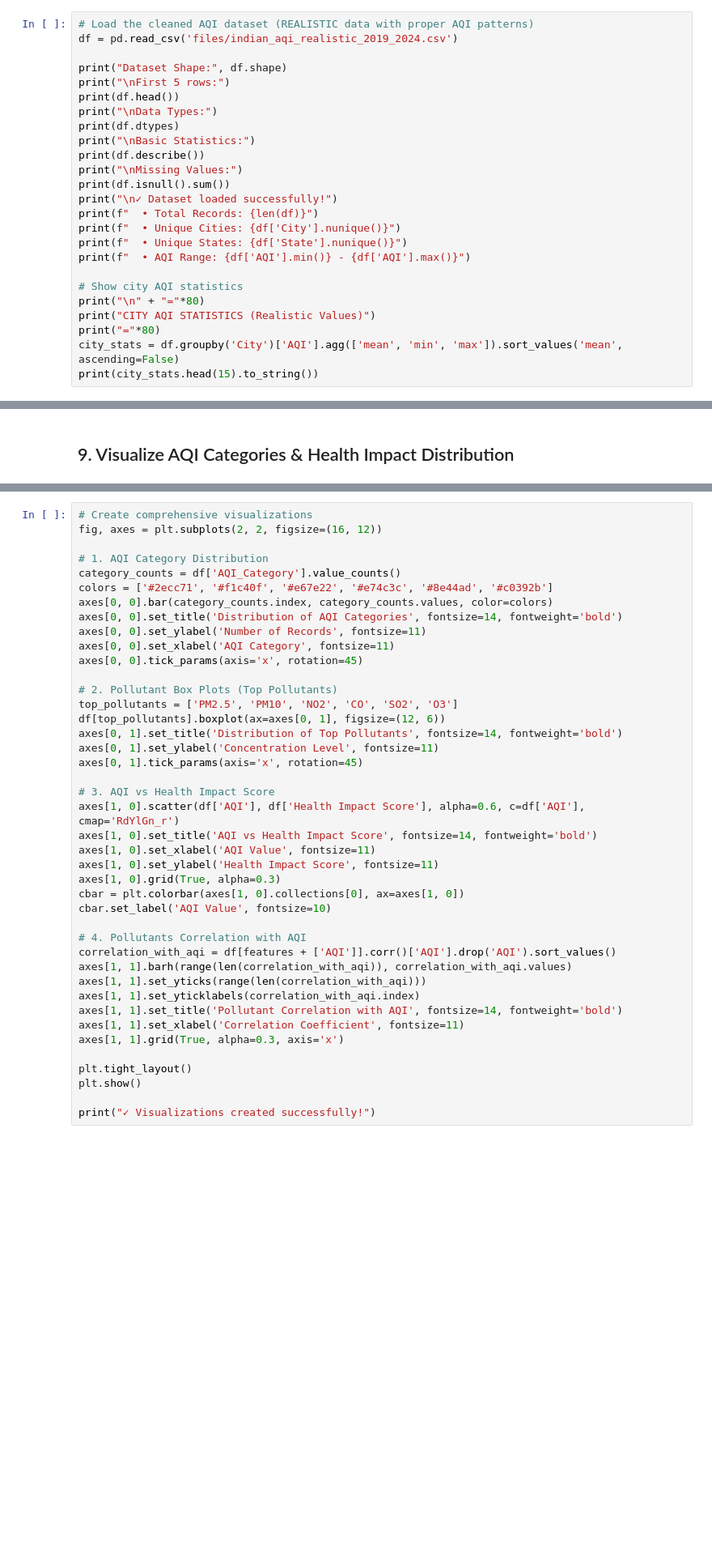
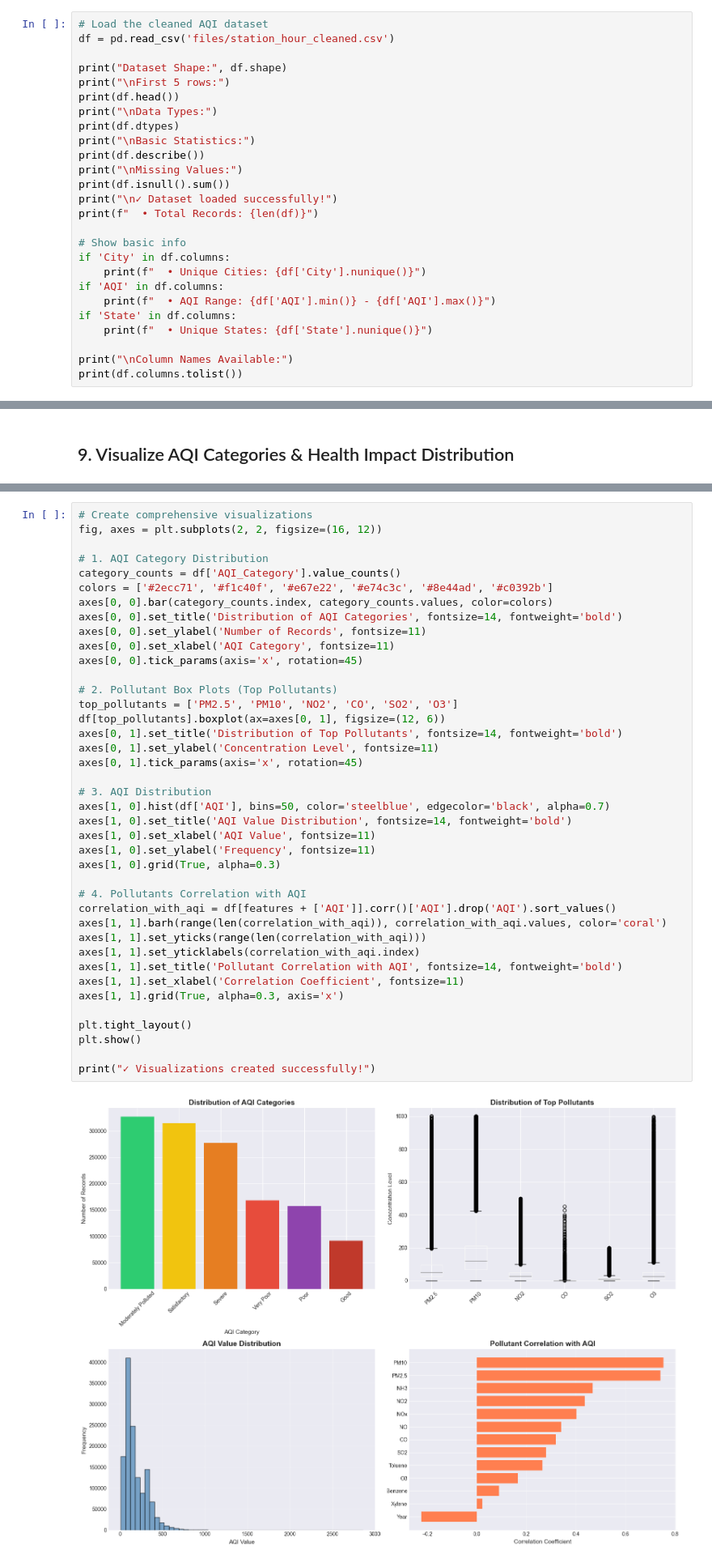
Before and after one commit to divyanshsharma31/pbl-project, a Jupyter notebook: AQI_RandomForest_Prediction.ipynb, the cells around one changed output, grey strips where cells are left out. Shown: that part at 81% size. Drawn from its saved outputs; the diff is of its cells as text; blank space fills up the shorter version.

```diff
--- a/AQI_RandomForest_Prediction.ipynb
+++ b/AQI_RandomForest_Prediction.ipynb
@@ -30,8 +32,8 @@ print("✓ Libraries imported successfully!")
 # %% [markdown]
 ## 2. Load and Explore AQI Dataset
 # %%
-# Load the cleaned AQI dataset (REALISTIC data with proper AQI patterns)
-df = pd.read_csv('files/indian_aqi_realistic_2019_2024.csv')
+# Load the cleaned AQI dataset
+df = pd.read_csv('files/station_hour_cleaned.csv')
 
 print("Dataset Shape:", df.shape)
 print("\nFirst 5 rows:")
@@ -44,13 +46,14 @@ print("\nMissing Values:")
 print(df.isnull().sum())
 print("\n✓ Dataset loaded successfully!")
 print(f"  • Total Records: {len(df)}")
-print(f"  • Unique Cities: {df['City'].nunique()}")
-print(f"  • Unique States: {df['State'].nunique()}")
-print(f"  • AQI Range: {df['AQI'].min()} - {df['AQI'].max()}")
 
-# Show city AQI statistics
-print("\n" + "="*80)
-print("CITY AQI STATISTICS (Realistic Values)")
-print("="*80)
-city_stats = df.groupby('City')['AQI'].agg(['mean', 'min', 'max']).sort_values('mean', ascending=False)
-print(city_stats.head(15).to_string())
+# Show basic info
+if 'City' in df.columns:
+    print(f"  • Unique Cities: {df['City'].nunique()}")
+if 'AQI' in df.columns:
+    print(f"  • AQI Range: {df['AQI'].min()} - {df['AQI'].max()}")
+if 'State' in df.columns:
+    print(f"  • Unique States: {df['State'].nunique()}")
+
+print("\nColumn Names Available:")
+print(df.columns.tolist())
@@ -424,37 +740,37 @@ fig, axes = plt.subplots(2, 2, figsize=(16, 12))
 category_counts = df['AQI_Category'].value_counts()
 colors = ['#2ecc71', '#f1c40f', '#e67e22', '#e74c3c', '#8e44ad', '#c0392b']
 axes[0, 0].bar(category_counts.index, category_counts.values, color=colors)
 axes[0, 0].set_title('Distribution of AQI Categories', fontsize=14, fontweight='bold')
 axes[0, 0].set_ylabel('Number of Records', fontsize=11)
 axes[0, 0].set_xlabel('AQI Category', fontsize=11)
 axes[0, 0].tick_params(axis='x', rotation=45)
 
 # 2. Pollutant Box Plots (Top Pollutants)
 top_pollutants = ['PM2.5', 'PM10', 'NO2', 'CO', 'SO2', 'O3']
 df[top_pollutants].boxplot(ax=axes[0, 1], figsize=(12, 6))
 axes[0, 1].set_title('Distribution of Top Pollutants', fontsize=14, fontweight='bold')
 axes[0, 1].set_ylabel('Concentration Level', fontsize=11)
 axes[0, 1].tick_params(axis='x', rotation=45)
 
-# 3. AQI vs Health Impact Score
-axes[1, 0].scatter(df['AQI'], df['Health Impact Score'], alpha=0.6, c=df['AQI'], cmap='RdYlGn_r')
-axes[1, 0].set_title('AQI vs Health Impact Score', fontsize=14, fontweight='bold')
+# 3. AQI Distribution
+axes[1, 0].hist(df['AQI'], bins=50, color='steelblue', edgecolor='black', alpha=0.7)
+axes[1, 0].set_title('AQI Value Distribution', fontsize=14, fontweight='bold')
 axes[1, 0].set_xlabel('AQI Value', fontsize=11)
-axes[1, 0].set_ylabel('Health Impact Score', fontsize=11)
+axes[1, 0].set_ylabel('Frequency', fontsize=11)
 axes[1, 0].grid(True, alpha=0.3)
-cbar = plt.colorbar(axes[1, 0].collections[0], ax=axes[1, 0])
-cbar.set_label('AQI Value', fontsize=10)
 
 # 4. Pollutants Correlation with AQI
 correlation_with_aqi = df[features + ['AQI']].corr()['AQI'].drop('AQI').sort_values()
-axes[1, 1].barh(range(len(correlation_with_aqi)), correlation_with_aqi.values)
+axes[1, 1].barh(range(len(correlation_with_aqi)), correlation_with_aqi.values, color='coral')
 axes[1, 1].set_yticks(range(len(correlation_with_aqi)))
 axes[1, 1].set_yticklabels(correlation_with_aqi.index)
 axes[1, 1].set_title('Pollutant Correlation with AQI', fontsize=14, fontweight='bold')
 axes[1, 1].set_xlabel('Correlation Coefficient', fontsize=11)
 axes[1, 1].grid(True, alpha=0.3, axis='x')
 
 plt.tight_layout()
 plt.show()
 
 print("✓ Visualizations created successfully!")
+# %% [output]
+[figure, added]
```
Also changed, not shown: parts of 12 cells of this notebook, 1 other file.
